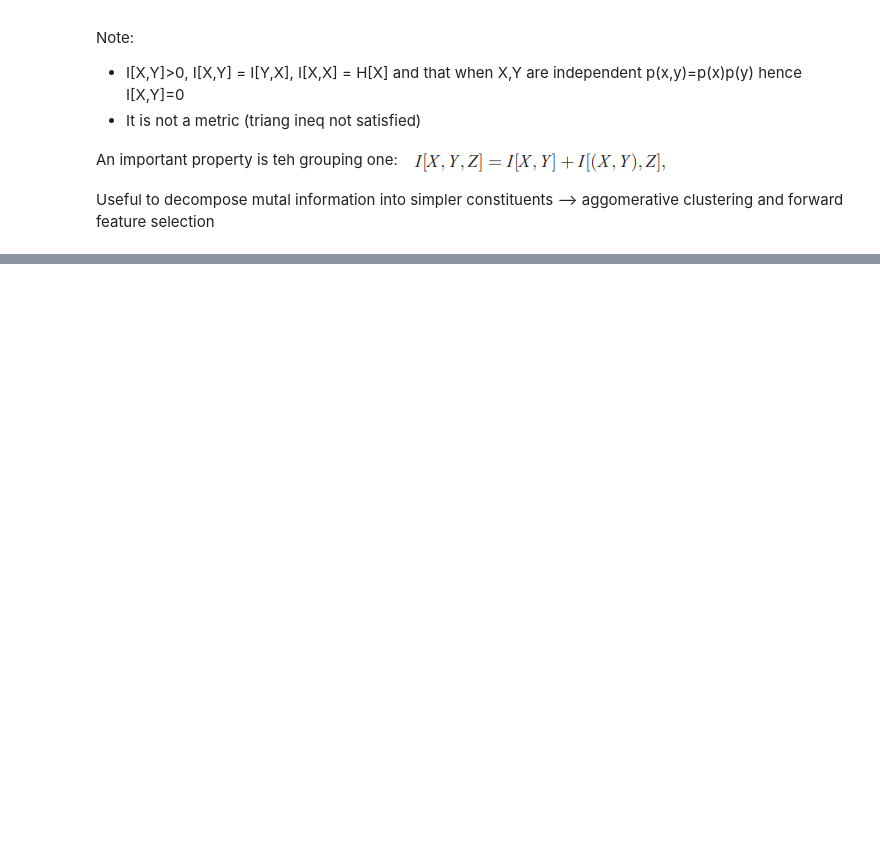
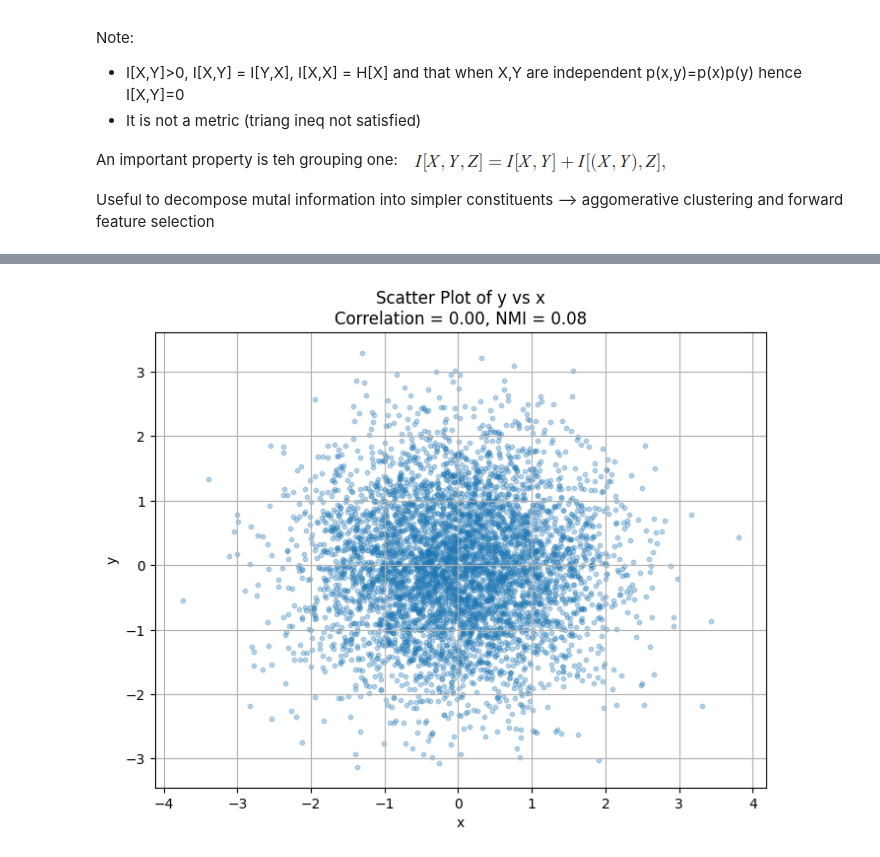
Before and after one commit to dgalassi99/quant-lab, a Jupyter notebook: 00_books/Machine_Learning_for_Asset_Managers.ipynb, the cells around one changed output, grey strips where cells are left out. Cells and saved outputs as stored; diff of their text form; code cells hidden in the pictures; blank space fills up the shorter version.

```diff
--- a/00_books/Machine_Learning_for_Asset_Managers.ipynb
+++ b/00_books/Machine_Learning_for_Asset_Managers.ipynb
@@ -975,0 +1068,41 @@ Useful to decompose mutal information into simpler constituents --> aggomerative
+# %%
+import numpy as np
+import scipy.stats as ss
+from sklearn.metrics import mutual_info_score
+
+# Placeholder function for numBins
+# You may need to replace this with your actual numBins logic
+def numBins(n, corr=None):
+    # Simple example: return a fixed number of bins or based on data size
+    return int(np.sqrt(n)) if n > 0 else 1
+
+def mutualInfo(x,y,norm=False):
+  #mutual information
+  bXY=numBins(x.shape[0],corr=np.corrcoef(x,y)[0,1])
+  cXY=np.histogram2d(x,y,bXY)[0]
+  iXY=mutual_info_score(None,None,contingency=cXY)
+  if norm:
+    hX=ss.entropy(np.histogram(x,bXY)[0])#marginal
+    hY=ss.entropy(np.histogram(y,bXY)[0])#marginal
+    iXY/=min(hX,hY)#normalizedmutualinformation
+  return iXY
+# %%
+#---------------------------------------------------
+size,seed=5000,0
+np.random.seed(seed)
+x=np.random.normal(size=size)
+e=np.random.normal(size=size)
+alpha = 0 #change this to see how nmi and corr evolve!
+y=alpha*x+e
+nmi=mutualInfo(x,y,True)
+corr=np.corrcoef(x,y)[0,1]
+
+plt.figure(figsize=(8, 6))
+plt.scatter(x, y, alpha=0.3, s=10)
+plt.title(f'Scatter Plot of y vs x\nCorrelation = {corr:.2f}, NMI = {nmi:.2f}')
+plt.xlabel('x')
+plt.ylabel('y')
+plt.grid(True)
+plt.show()
+# %% [output]
+[figure, added]
```
Also changed, not shown: parts of 21 cells of this notebook.
